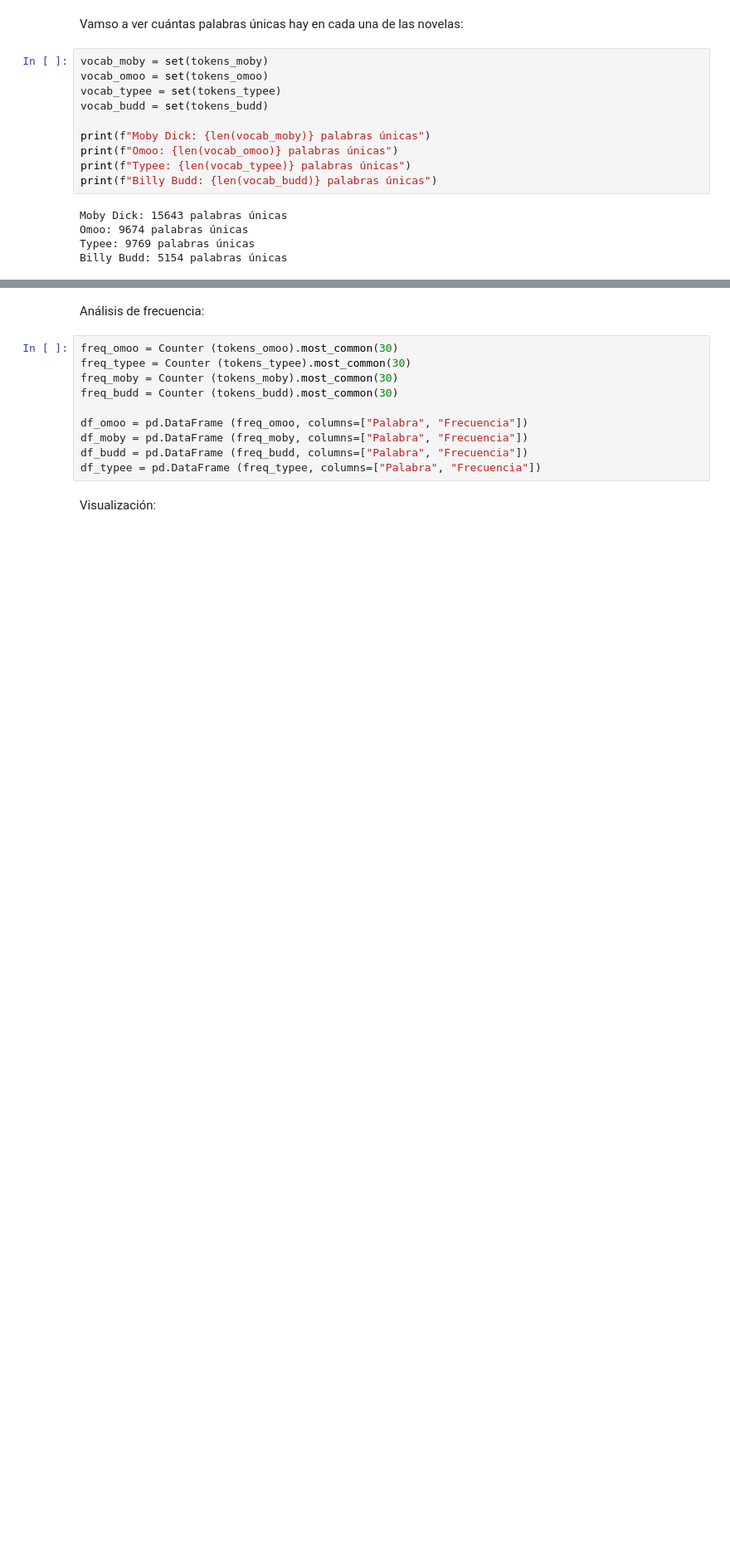
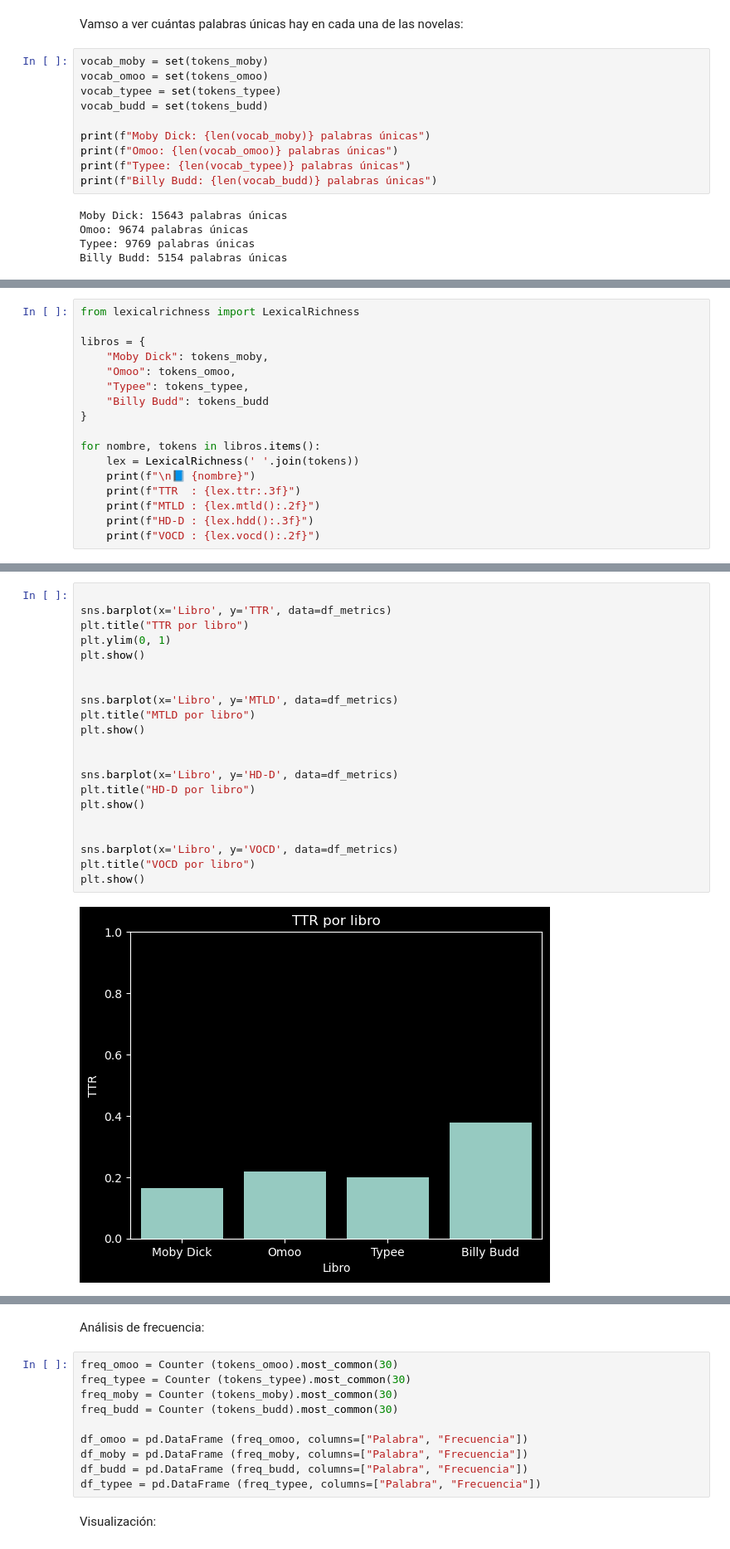
Before and after one commit to cbueno82/ejercicios-adalab, a Jupyter notebook: proyectos_personales/práctica_jupyter.ipynb, the cells around one changed output, grey strips where cells are left out. Shown at 83% size. Drawn from its saved outputs; the diff is of its cells as text; blank space fills up the shorter version.

```diff
--- a/proyectos_personales/práctica_jupyter.ipynb
+++ b/proyectos_personales/práctica_jupyter.ipynb
@@ -130,0 +203,17 @@ Billy Budd: 5154 palabras únicas
+# %%
+from lexicalrichness import LexicalRichness
+
+libros = {
+    "Moby Dick": tokens_moby,
+    "Omoo": tokens_omoo,
+    "Typee": tokens_typee,
+    "Billy Budd": tokens_budd
+}
+
+for nombre, tokens in libros.items():
+    lex = LexicalRichness(' '.join(tokens))
+    print(f"\n📘 {nombre}")
+    print(f"TTR  : {lex.ttr:.3f}")
+    print(f"MTLD : {lex.mtld():.2f}")
+    print(f"HD-D : {lex.hdd():.3f}")
+    print(f"VOCD : {lex.vocd():.2f}")
@@ -130,0 +269,23 @@ Billy Budd: 5154 palabras únicas
+# %%
+
+sns.barplot(x='Libro', y='TTR', data=df_metrics)
+plt.title("TTR por libro")
+plt.ylim(0, 1)
+plt.show()
+
+
+sns.barplot(x='Libro', y='MTLD', data=df_metrics)
+plt.title("MTLD por libro")
+plt.show()
+
+
+sns.barplot(x='Libro', y='HD-D', data=df_metrics)
+plt.title("HD-D por libro")
+plt.show()
+
+
+sns.barplot(x='Libro', y='VOCD', data=df_metrics)
+plt.title("VOCD por libro")
+plt.show()
+# %% [output]
+[figure, added]
```
Also changed, not shown: parts of 8 cells of this notebook, 1 other file.
